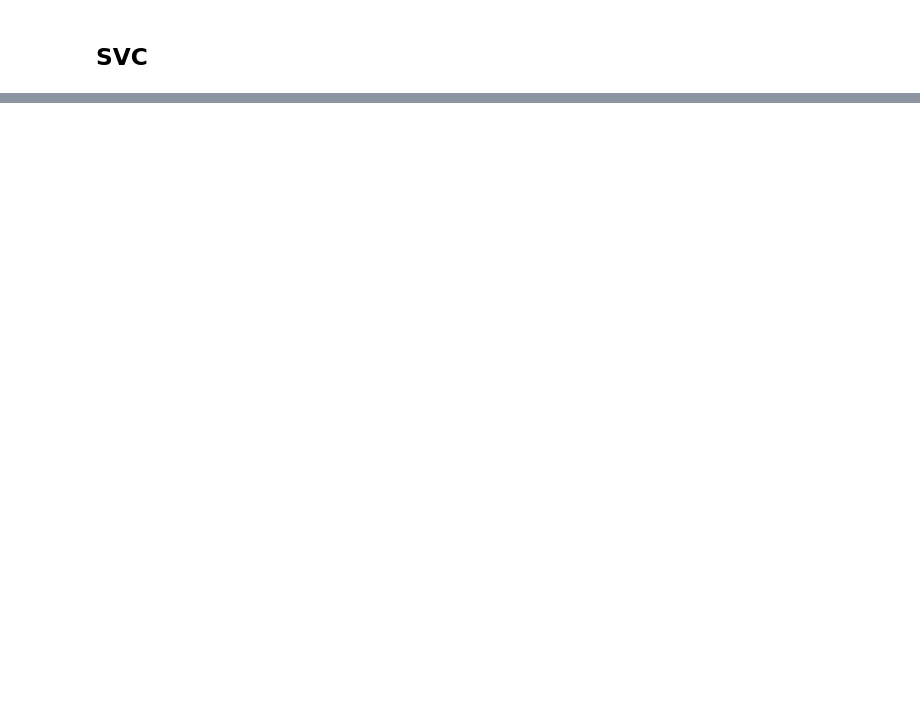
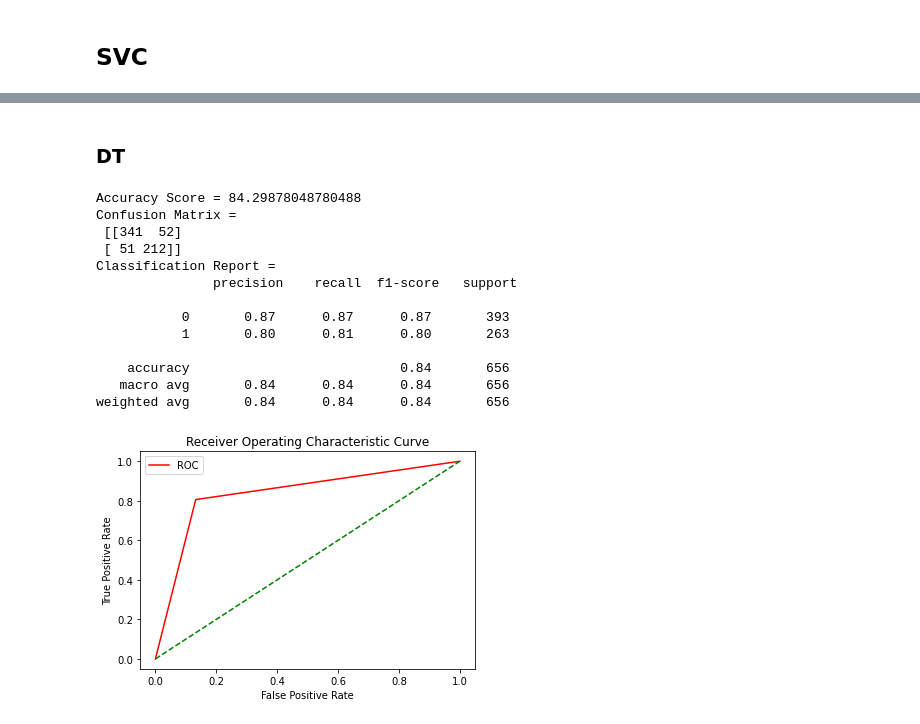
Before and after one commit to thesua7/Water-Potability-Prediction, a Jupyter notebook: Water Quality Prediction.ipynb, the cells around one changed output, grey strips where cells are left out. Drawn from its saved outputs; the diff is of its cells as text; code cells hidden in the pictures; blank space fills up the shorter version.

```diff
--- a/Water Quality Prediction.ipynb
+++ b/Water Quality Prediction.ipynb
@@ -419,0 +509,35 @@ plot_roc_curve(fper, tper)
+# %% [markdown]
+### DT
+# %%
+from sklearn.tree import DecisionTreeClassifier
+from sklearn.metrics import accuracy_score,confusion_matrix,classification_report
+dt=DecisionTreeClassifier(criterion= 'gini', min_samples_split= 10, splitter= 'best')
+dt.fit(X_train_res,Y_train_res)
+prediction=dt.predict(X_test)
+
+accu_dt=accuracy_score(Y_test , prediction)*100
+
+print(f"Accuracy Score = {accuracy_score(Y_test,prediction)*100}")
+print(f"Confusion Matrix =\n {confusion_matrix(Y_test,prediction)}")
+print(f"Classification Report =\n {classification_report(Y_test,prediction)}")
+
+probs_dt = dt.predict_proba(X_test)[:, 1]
+
+prob = prediction
+fper, tper, thresholds = roc_curve(Y_test, prob)
+plot_roc_curve(fper, tper)
+# %% [output]
+Accuracy Score = 84.29878048780488
+Confusion Matrix =
+ [[341  52]
+ [ 51 212]]
+Classification Report =
+               precision    recall  f1-score   support
+
+           0       0.87      0.87      0.87       393
+           1       0.80      0.81      0.80       263
+
+    accuracy                           0.84       656
+   macro avg       0.84      0.84      0.84       656
+weighted avg       0.84      0.84      0.84       656
+[figure, added]
```
Also changed, not shown: parts of 28 cells of this notebook.
